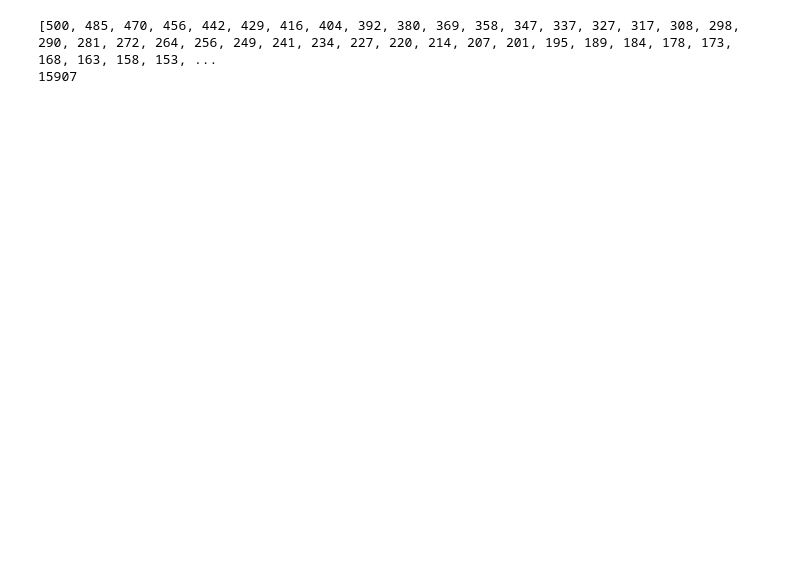
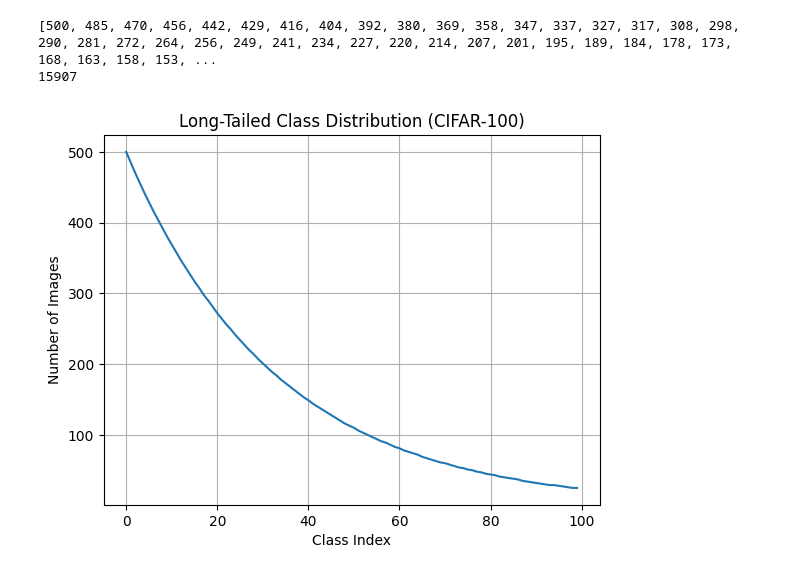
Before and after one commit to tangk01/CS7150-Project, a Jupyter notebook: Data.ipynb, the cells around one changed output. Saved outputs shown, nothing was run; the diff lists cells and outputs as text; code cells hidden in the pictures; blank space fills up the shorter version.

```diff
--- a/Data.ipynb
+++ b/Data.ipynb
@@ -52,16 +53,23 @@ testLabel = np.array(testMeta[b'fine_labels'])[mask]
 # %%
 # Get the number of images per class
 imgPerClass = []
 
 for cls in range(100):
     num = 500 * (0.05 ** (cls / 99))
     imgPerClass.append(int(num))
 
 print(imgPerClass)
 print(np.sum(imgPerClass))
+plt.plot(imgPerClass)
+plt.xlabel("Class Index")
+plt.ylabel("Number of Images")
+plt.title("Long-Tailed Class Distribution (CIFAR-100)")
+plt.grid(True)
+plt.show()
 # %% [output]
 [500, 485, 470, 456, 442, 429, 416, 404, 392, 380, 369, 358, 347, 337, 327, 317, 308, 298, 290, 281, 272, 264, 256, 249, 241, 234, 227, 220, 214, 207, 201, 195, 189, 184, 178, 173, 168, 163, 158, 153, ...
 15907
+[figure, added]
 # %%
 # Get LT training data
 trainDataLT, trainLabelLT = [], []
```
Also changed, not shown: parts of 16 cells of this notebook.
